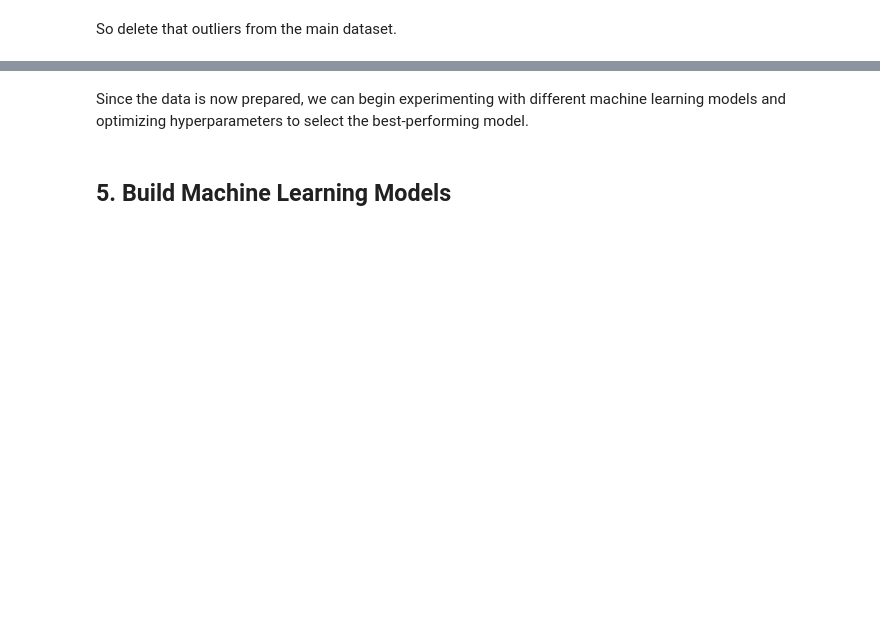
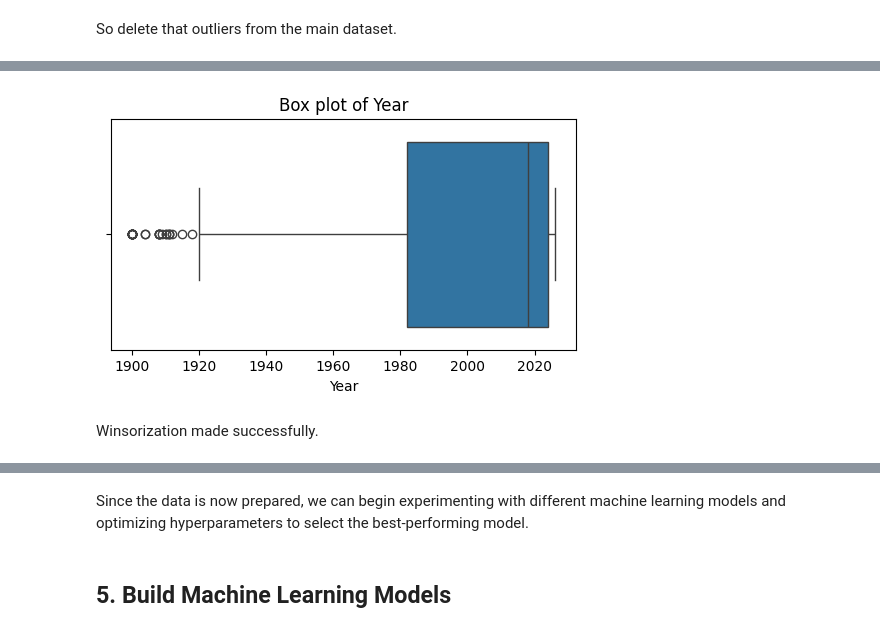
Before and after one commit to davydantoniuk/lublin-house-price-predict, a Jupyter notebook: price_prediction.ipynb, the cells around one changed output, grey strips where cells are left out. Drawn from its saved outputs; the diff is of its cells as text; code cells hidden in the pictures; blank space fills up the shorter version.

```diff
--- a/price_prediction.ipynb
+++ b/price_prediction.ipynb
@@ -1416,0 +1374,10 @@ After transformation of the `Area` column rf model achieved better results than
+# %%
+plt.figure(figsize=(6, 3))
+sns.boxplot(x=X_train_tree_transformed['Year'])
+plt.title('Box plot of Year')
+plt.xlabel('Year')
+plt.show()
+# %% [output]
+[figure, added]
+# %% [markdown]
+Winsorization made successfully.
```
Also changed, not shown: parts of 87 cells of this notebook.
